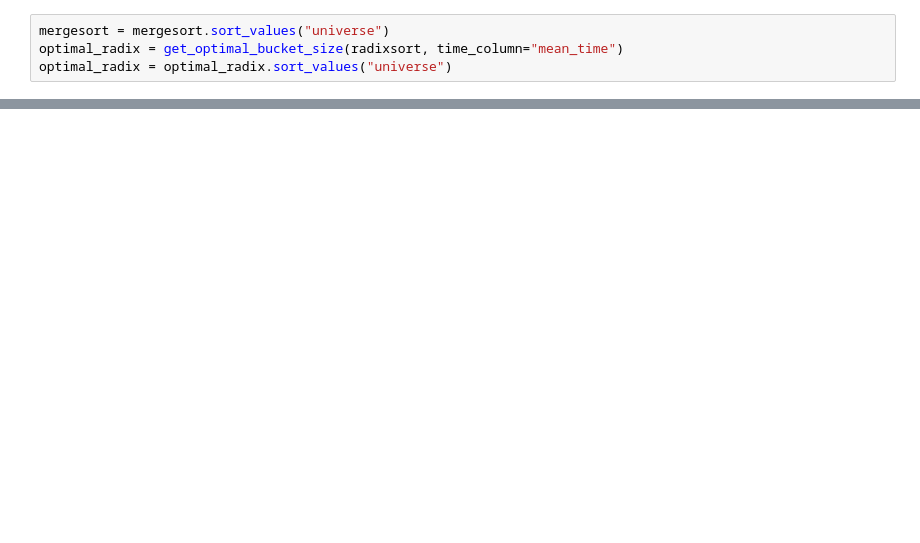
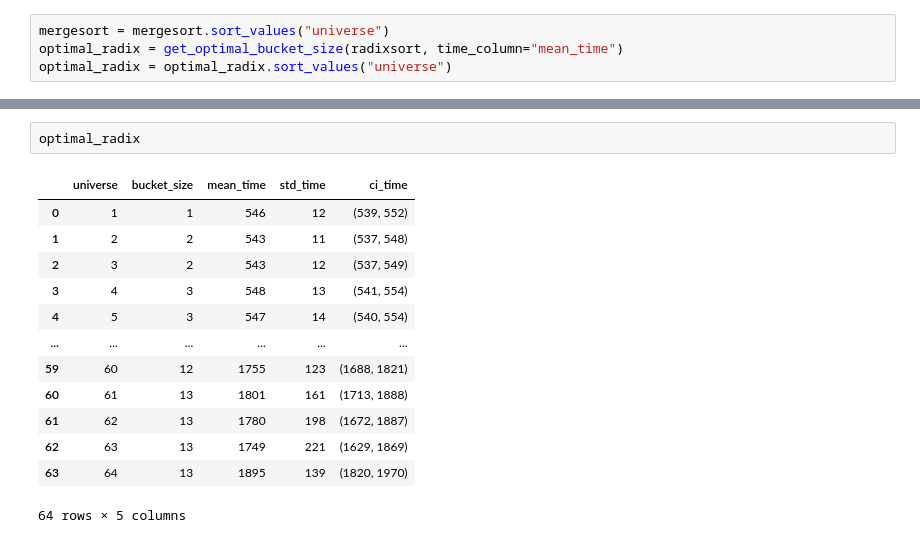
Before and after one commit to pabloskewes/diseno-y-analisis-de-algoritmos, a Jupyter notebook: tarea2/report/analisis.ipynb, the cells around one changed output, grey strips where cells are left out. Cells and saved outputs as stored; diff of their text form; blank space fills up the shorter version.

```diff
--- a/tarea2/report/analisis.ipynb
+++ b/tarea2/report/analisis.ipynb
@@ -163,0 +173,16 @@ plt.legend();
+# %%
+optimal_radix
+# %% [output]
+|  | universe | bucket_size | mean_time | std_time | ci_time |
+| 0 | 1 | 1 | 546 | 12 | (539, 552) |
+| 1 | 2 | 2 | 543 | 11 | (537, 548) |
+| 2 | 3 | 2 | 543 | 12 | (537, 549) |
+| 3 | 4 | 3 | 548 | 13 | (541, 554) |
+| 4 | 5 | 3 | 547 | 14 | (540, 554) |
+| ... | ... | ... | ... | ... | ... |
+| 59 | 60 | 12 | 1755 | 123 | (1688, 1821) |
+| 60 | 61 | 13 | 1801 | 161 | (1713, 1888) |
+| 61 | 62 | 13 | 1780 | 198 | (1672, 1887) |
+| 62 | 63 | 13 | 1749 | 221 | (1629, 1869) |
+| 63 | 64 | 13 | 1895 | 139 | (1820, 1970) |
+64 rows × 5 columns
```
Also changed, not shown: parts of 9 cells of this notebook, 1 other file.
